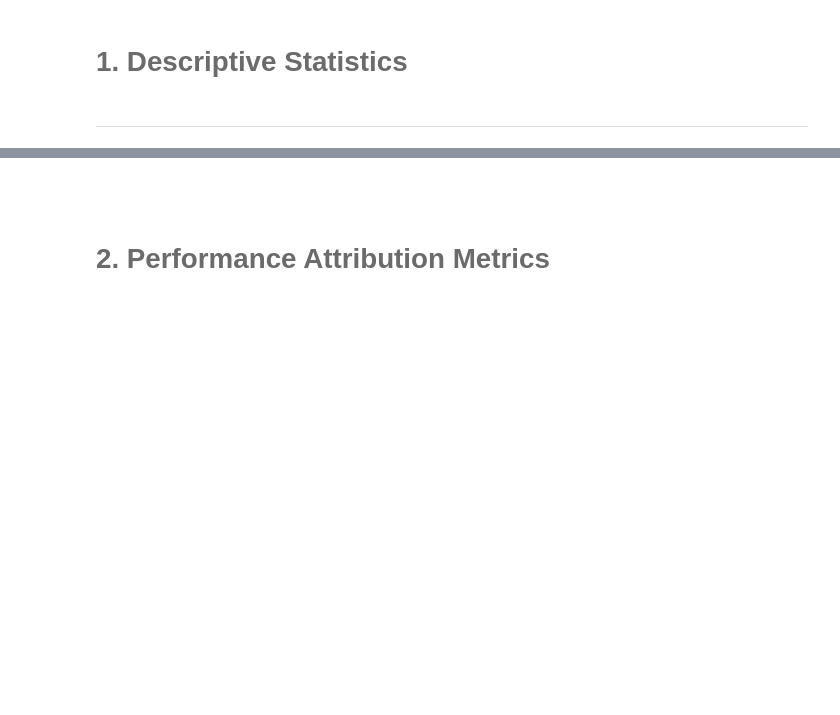
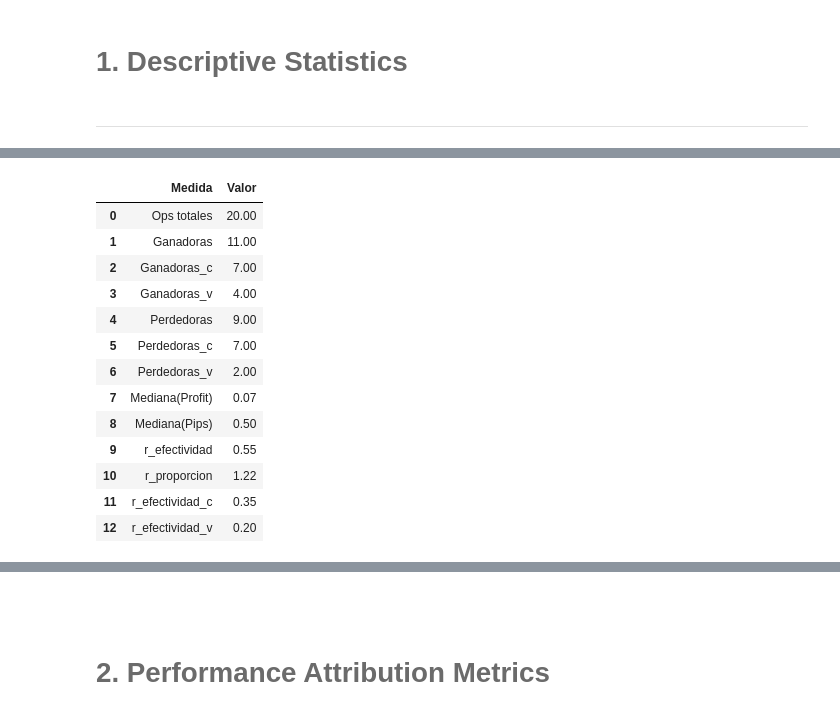
Before and after one commit to JP-GZ/MyST_LAB_3_E6, a Jupyter notebook: notebook.ipynb, the cells around one changed output, grey strips where cells are left out. Saved outputs shown, nothing was run; the diff lists cells and outputs as text; code cells hidden in the pictures; blank space fills up the shorter version.

```diff
--- a/notebook.ipynb
+++ b/notebook.ipynb
@@ -118,0 +111,17 @@ NameError: name 'quit' is not defined
+# %%
+estadistica
+# %% [output]
+|  | Medida | Valor |
+| 0 | Ops totales | 20.00 |
+| 1 | Ganadoras | 11.00 |
+| 2 | Ganadoras_c | 7.00 |
+| 3 | Ganadoras_v | 4.00 |
+| 4 | Perdedoras | 9.00 |
+| 5 | Perdedoras_c | 7.00 |
+| 6 | Perdedoras_v | 2.00 |
+| 7 | Mediana(Profit) | 0.07 |
+| 8 | Mediana(Pips) | 0.50 |
+| 9 | r_efectividad | 0.55 |
+| 10 | r_proporcion | 1.22 |
+| 11 | r_efectividad_c | 0.35 |
+| 12 | r_efectividad_v | 0.20 |
```
Also changed, not shown: parts of 18 cells of this notebook, 3 other files.
